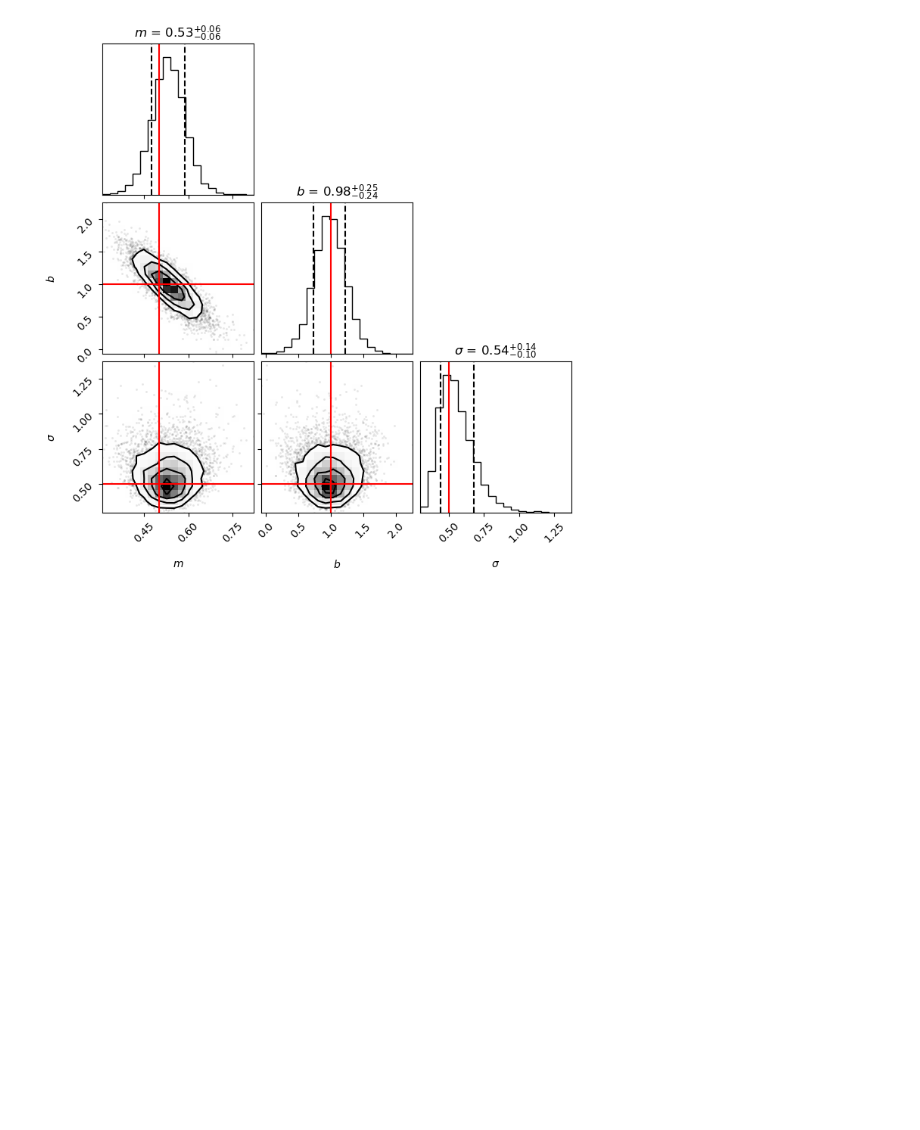
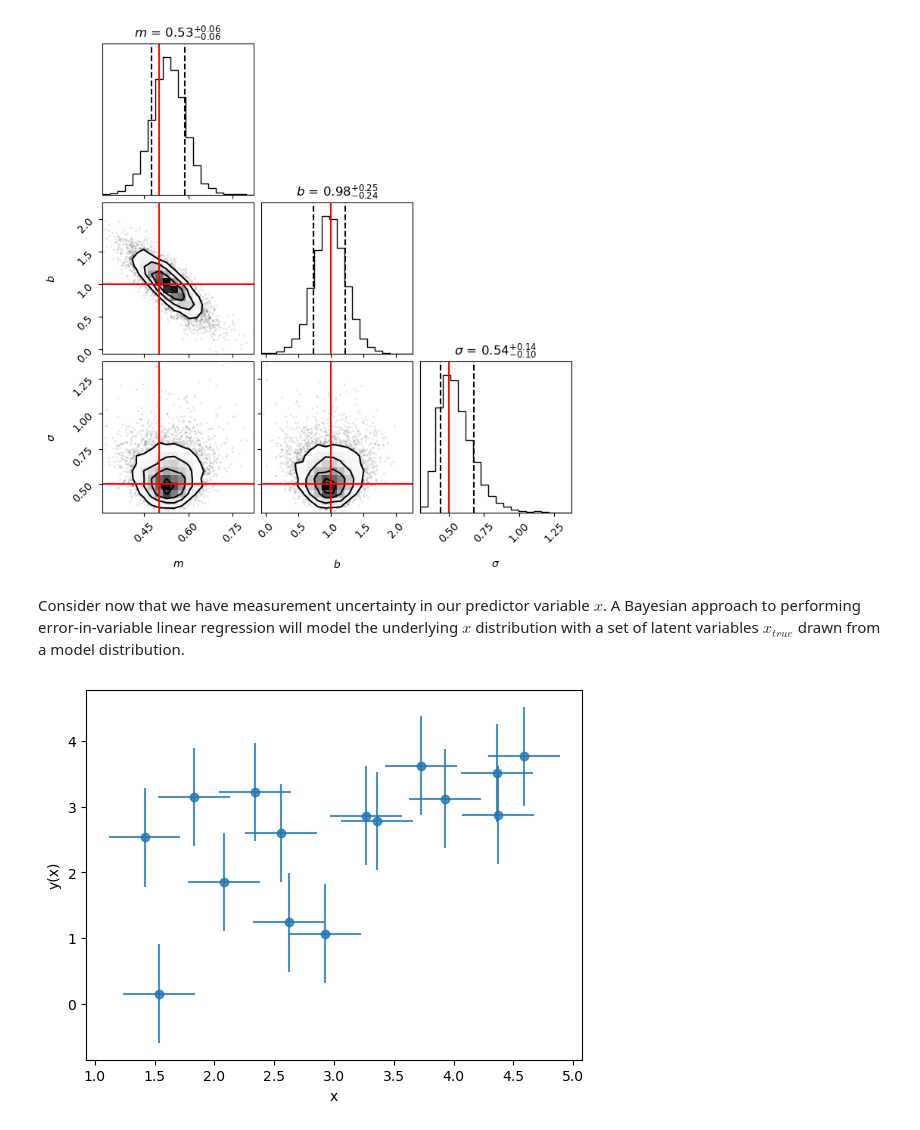
Before and after one commit to jhand1993/Stan_workshop_fall2022, a Jupyter notebook: workshop1/getting_started.ipynb, the cells around one changed output. Saved outputs shown, nothing was run; the diff lists cells and outputs as text; code cells hidden in the pictures; blank space fills up the shorter version.

```diff
--- a/workshop1/getting_started.ipynb
+++ b/workshop1/getting_started.ipynb
@@ -282,3 +282,31 @@ b true, fit, b_cent fit: 1.0 0.985 0.001
 sigma true, fit, sigma_cent fit: 0.5 0.558 0.378
 [figure]
 [figure]
+# %% [markdown]
+Consider now that we have measurement uncertainty in our predictor variable $x$.  A Bayesian approach to performing error-in-variable linear regression will model the underlying $x$ distribution with a set of latent variables $x_{true}$ drawn from a model distribution.
+# %%
+n = 15 # number of samples
+m = 0.5 # slope
+b = 1. # intercept
+
+x_true = uniform(loc=0., scale=5.).rvs(size=n) # random predictor variable sample of length n
+
+# Let's add normal errors to our x 'measurements with scale tau:
+tau = 0.3
+x_err_dist = norm(loc=0., scale=tau)
+x = x_true + x_err_dist.rvs(size=n)
+
+sigma = 0.75 # dependent variable noise term
+err_dist = norm(loc=0., scale=sigma)
+y = m * x + b + err_dist.rvs(size=n) # dependent, or outcome variable sample
+
+# plot our data:
+plt.errorbar(
+    x, y, yerr=sigma, xerr=tau, ls='', marker='o', alpha=0.8
+)
+plt.xlabel('x')
+plt.ylabel('y(x)')
+
+plt.show()
+# %% [output]
+[figure, added]
```
Also changed, not shown: parts of 8 cells of this notebook, 2 other files.
